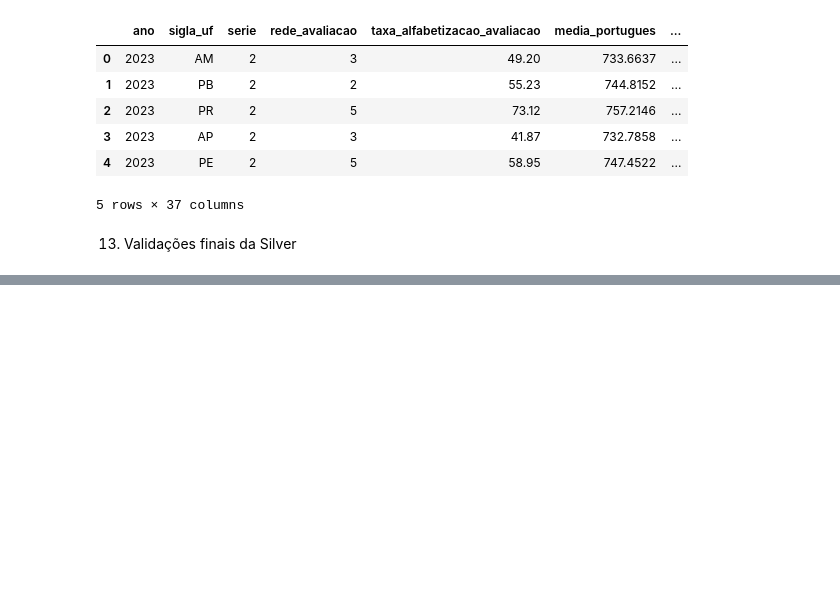
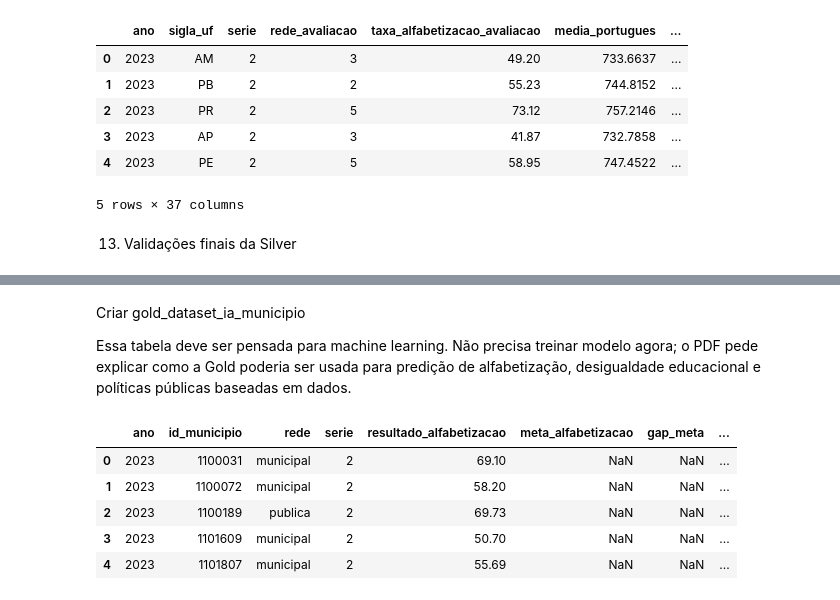
Before and after one commit to EdsonDoro/TechChallenge-Fase2, a Jupyter notebook: etl.ipynb, the cells around one changed output, grey strips where cells are left out. Saved outputs shown, nothing was run; the diff lists cells and outputs as text; code cells hidden in the pictures; blank space fills up the shorter version.

```diff
--- a/etl.ipynb
+++ b/etl.ipynb
@@ -1023,0 +1297,50 @@ Duplicados:
+# %% [markdown]
+Criar gold_dataset_ia_municipio
+
+Essa tabela deve ser pensada para machine learning. Não precisa treinar modelo agora; o PDF pede explicar como a Gold poderia ser usada para predição de alfabetização, desigualdade educacional e políticas públicas baseadas em dados.
+# %%
+colunas_ia = [
+    coluna for coluna in [
+        "ano",
+        "id_municipio",
+        "nome_municipio",
+        "sigla_uf",
+        "rede",
+        "serie",
+        "resultado_alfabetizacao",
+        "meta_alfabetizacao",
+        "gap_meta",
+        "status_meta",
+        "classificacao_risco",
+        "percentual_participacao",
+        "nivel_alfabetizacao"
+    ]
+    if coluna in gold_indicador_municipio.columns
+]
+
+gold_dataset_ia_municipio = gold_indicador_municipio[colunas_ia].copy()
+
+# Exemplo de variável alvo para modelo de classificação
+gold_dataset_ia_municipio["target_atingiu_meta"] = np.where(
+    gold_dataset_ia_municipio["status_meta"] == "atingiu_meta",
+    1,
+    np.where(
+        gold_dataset_ia_municipio["status_meta"] == "abaixo_meta",
+        0,
+        pd.NA
+    )
+)
+
+gold_dataset_ia_municipio.to_parquet(
+    GOLD_PATH / "gold_dataset_ia_municipio.parquet",
+    index=False
+)
+
+gold_dataset_ia_municipio.head()
+# %% [output]
+|  | ano | id_municipio | rede | serie | resultado_alfabetizacao | meta_alfabetizacao | gap_meta | ... |
+| 0 | 2023 | 1100031 | municipal | 2 | 69.10 | NaN | NaN | ... |
+| 1 | 2023 | 1100072 | municipal | 2 | 58.20 | NaN | NaN | ... |
+| 2 | 2023 | 1100189 | publica | 2 | 69.73 | NaN | NaN | ... |
+| 3 | 2023 | 1101609 | municipal | 2 | 50.70 | NaN | NaN | ... |
+| 4 | 2023 | 1101807 | municipal | 2 | 55.69 | NaN | NaN | ... |
```
Also changed, not shown: parts of 22 cells of this notebook, 30 other files.
